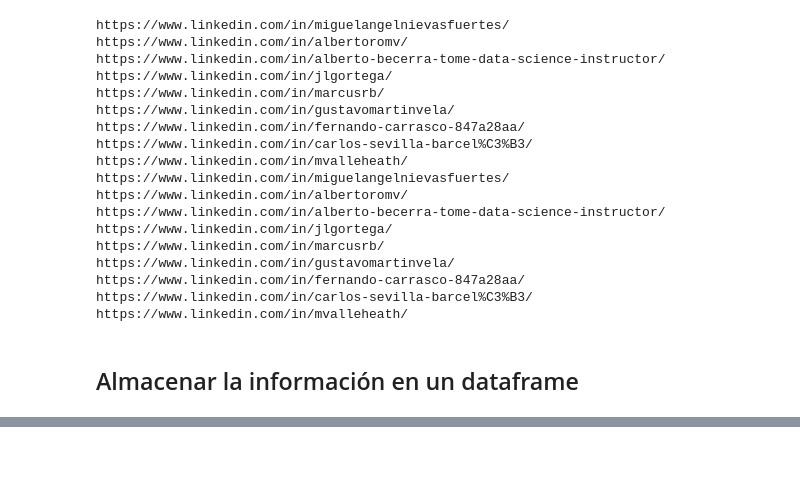
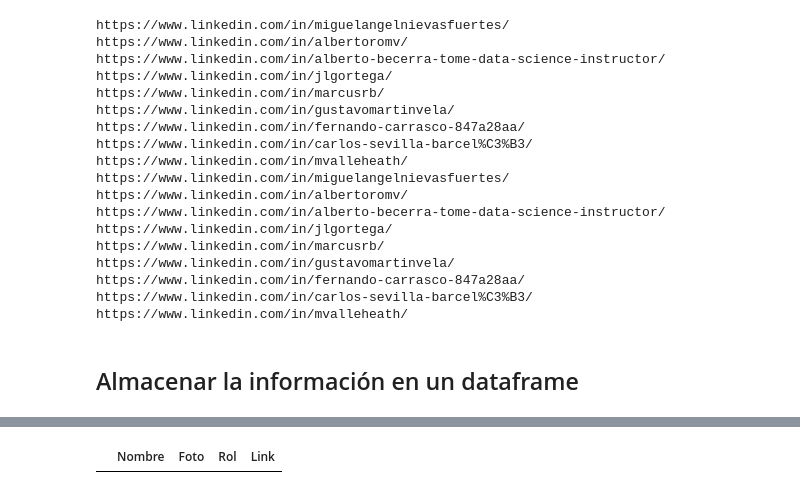
Before and after one commit to MNievas12/2304_dsft_thebridge, a Jupyter notebook: 2-Data_Analysis/3-Sources/Webscrapping/Teoría/BeautifulSoup/BeautifulSoup.ipynb, the cells around one changed output, grey strips where cells are left out. Drawn from its saved outputs; the diff is of its cells as text; code cells hidden in the pictures; blank space fills up the shorter version.

```diff
--- a/2-Data_Analysis/3-Sources/Webscrapping/Teoría/BeautifulSoup/BeautifulSoup.ipynb
+++ b/2-Data_Analysis/3-Sources/Webscrapping/Teoría/BeautifulSoup/BeautifulSoup.ipynb
@@ -308,3 +307,11 @@ https://www.linkedin.com/in/mvalleheath/
 
  </td></tr>
 </table>
+# %%
+profes_dict = {"Nombre": [],
+               "Foto": [],
+               "Rol":[],
+               "Link":[]}
+pd.DataFrame(profes_dict)
+# %% [output]
+|  | Nombre | Foto | Rol | Link |
```
Also changed, not shown: parts of 12 cells of this notebook, 9 other files.
